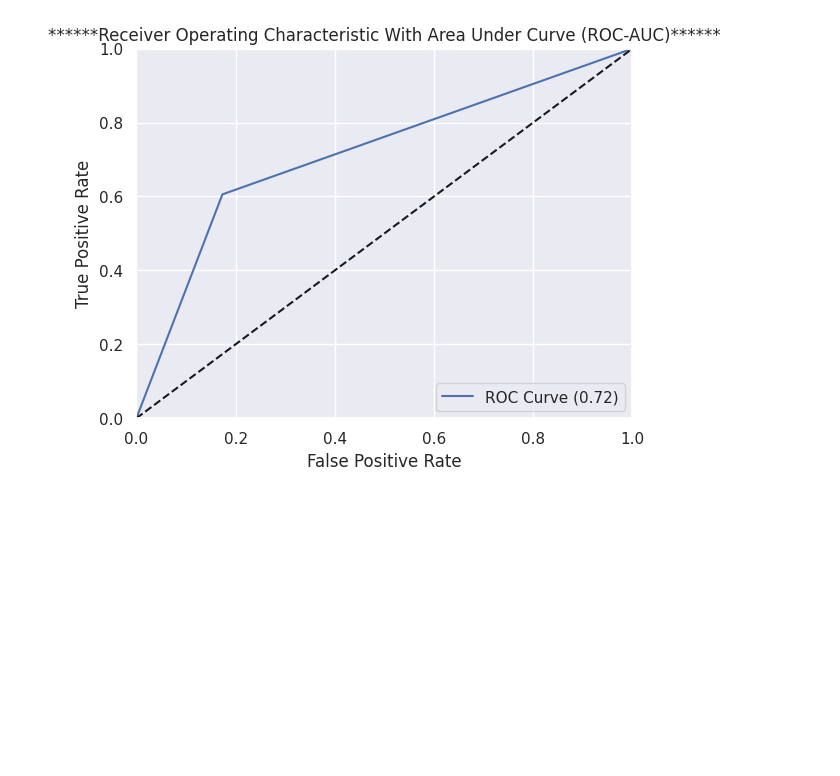
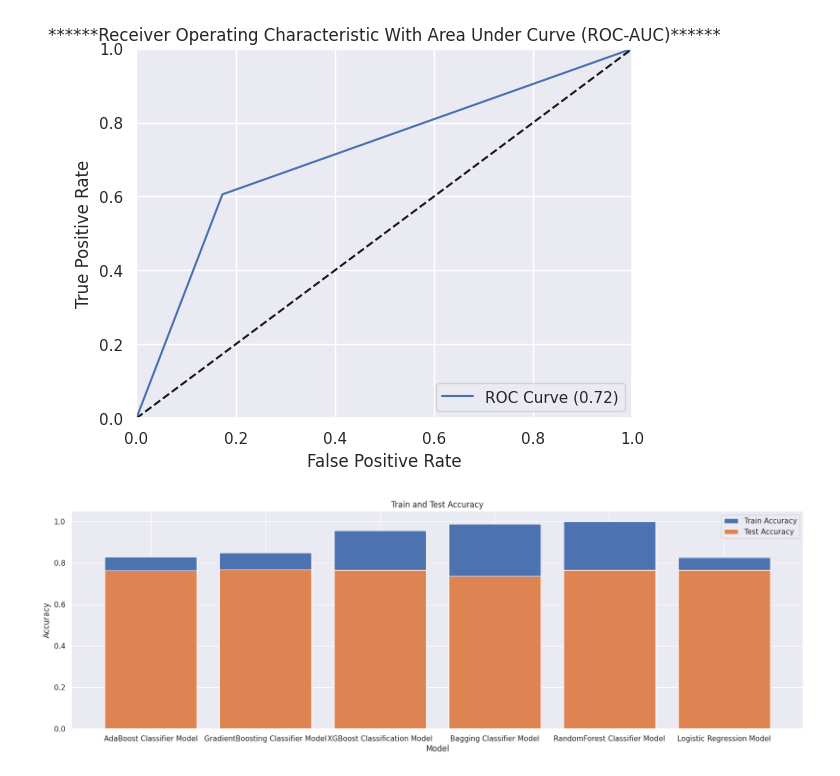
Before and after one commit to sathvikshetty22/MLProjects, a Jupyter notebook: Customer_Churn.ipynb, the cells around one changed output. Drawn from its saved outputs; the diff is of its cells as text; code cells hidden in the pictures; blank space fills up the shorter version.

```diff
--- a/Customer_Churn.ipynb
+++ b/Customer_Churn.ipynb
@@ -736,19 +742,20 @@ Accuracy Test Score- 0.7665010645848119
 [figure]
 # %%
 model_names = ['AdaBoost Classifier Model','GradientBoosting Classifier Model','XGBoost Classification Model', 'Bagging Classifier Model', 'RandomForest Classifier Model', 'Logistic Regression Model']
-train_accuracy = [0.7438290598290598, 0.9076923076923077, 0.9472136752136752, 0.9908831908831909, 0.9999658119658119, 0.6749059829059829]
-test_accuracy = [0.7429574254717841, 0.9079223265566597, 0.9406509253350351, 0.9197283252803355, 0.8952046676998815, 0.673944753395934]
-
+train_accuracy = [0.8291947926711668, 0.8498071359691417, 0.9557618129218901, 0.9881870781099324,  0.9986740597878495,0.8278688524590164]
+test_accuracy = [0.7629524485450674, 0.7679205110007097, 0.7665010645848119, 0.7366926898509581, 0.7643718949609652, 0.7665010645848119]
 
 
 # Create a bar chart
 plt.figure(figsize=(20, 6))
 plt.bar(model_names, train_accuracy, label='Train Accuracy')
 plt.bar(model_names, test_accuracy, label='Test Accuracy')
 plt.xlabel('Model')
 plt.ylabel('Accuracy')
 plt.title('Train and Test Accuracy')
 plt.legend()
 plt.show()
+# %% [output]
+[figure, added]
 # %%
 model_names = ['AdaBoost Classifier Model','GradientBoosting Classifier Model','XGBoost Classification Model', 'Bagging Classifier Model', 'RandomForest Classifier Model', 'Logistic Regression Model']
```
Also changed, not shown: parts of 4 cells of this notebook.
